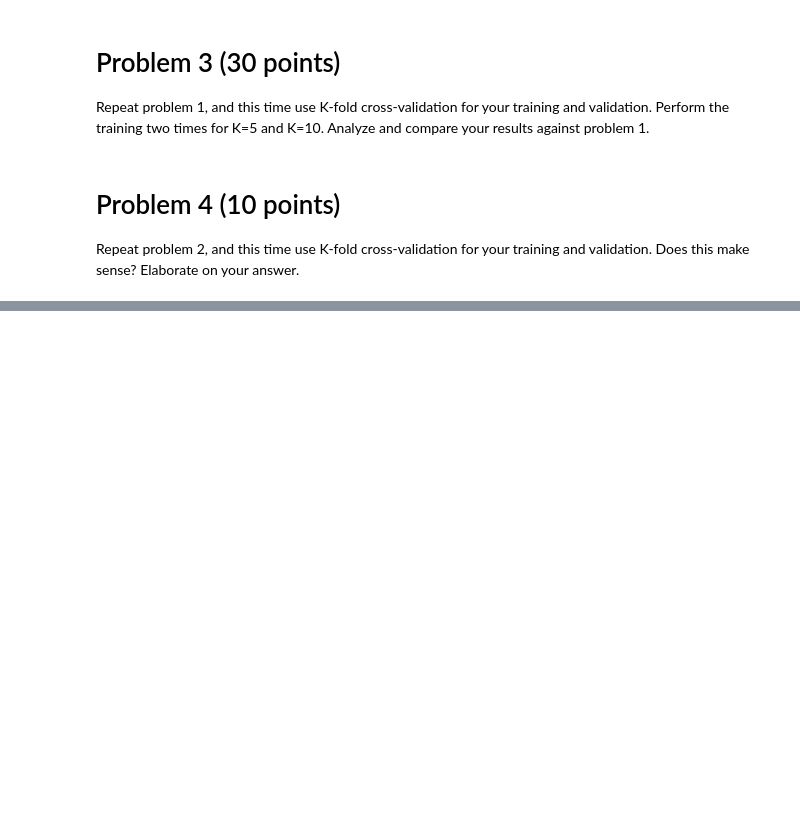
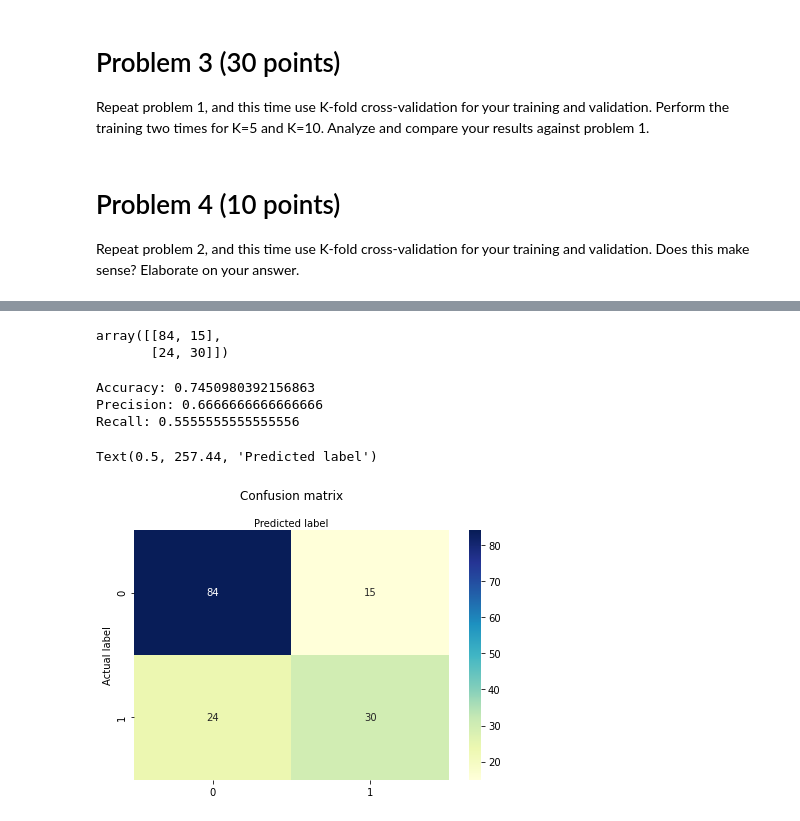
Before and after one commit to ric3b0wl/ECGR4105-IntroML, a Jupyter notebook: hw2/hw2.ipynb, the cells around one changed output, grey strips where cells are left out. Drawn from its saved outputs; the diff is of its cells as text; code cells hidden in the pictures; blank space fills up the shorter version.

```diff
--- a/hw2/hw2.ipynb
+++ b/hw2/hw2.ipynb
@@ -150,0 +243,9 @@ Repeat problem 2, and this time use K-fold cross-validation for your training an
+# %%
+# kFold, n=5
+from sklearn.model_selection import KFold
+X_kf5 = X_kf
+Y_kf5 = Y_kf
+kf5 = KFold(n_splits = 5)
+kf5.get_n_splits(X_kf)
+
+kf5
@@ -150,0 +254,9 @@ Repeat problem 2, and this time use K-fold cross-validation for your training an
+# %%
+for train_index, test_index in kf5.split(X_kf):
+    X_kf5_train, X_kf5_test = X_kf5[train_index], X_kf5[test_index]
+    Y_kf5_train, Y_kf5_test = Y_kf5[train_index], Y_kf5[test_index]
+# %%
+# Logistic Regression for K-Folds
+classifier.fit(X_kf5_train, Y_kf5_train)
+Y_kf5_pred = classifier.predict(X_kf5_test)
+Y_kf5_pred
@@ -150,0 +271,29 @@ Repeat problem 2, and this time use K-fold cross-validation for your training an
+# %%
+cnf_matrix_kf5 = confusion_matrix(Y_kf5_test,Y_kf5_pred)
+cnf_matrix_kf5
+# %% [output]
+array([[84, 15],
+       [24, 30]])
+# %%
+print("Accuracy:",metrics.accuracy_score(Y_kf5_test,Y_kf5_pred))
+print("Precision:",metrics.precision_score(Y_kf5_test,Y_kf5_pred))
+print("Recall:",metrics.recall_score(Y_kf5_test,Y_kf5_pred))
+# %% [output]
+Accuracy: 0.7450980392156863
+Precision: 0.6666666666666666
+Recall: 0.5555555555555556
+# %%
+class_names = [0,1] # name of classes
+fig, ax = plt.subplots()
+tick_marks = np.arange(len(class_names))
+plt.xticks(tick_marks,class_names)
+plt.yticks(tick_marks,class_names)# create heatmap
+sns.heatmap(pd.DataFrame(cnf_matrix_kf5), annot = True, cmap = "YlGnBu", fmt = 'g')
+ax.xaxis.set_label_position("top")
+plt.tight_layout()
+plt.title('Confusion matrix',y = 1.1)
+plt.ylabel('Actual label')
+plt.xlabel('Predicted label')
+# %% [output]
+Text(0.5, 257.44, 'Predicted label')
+[figure, added]
```
Also changed, not shown: parts of 16 cells of this notebook.
